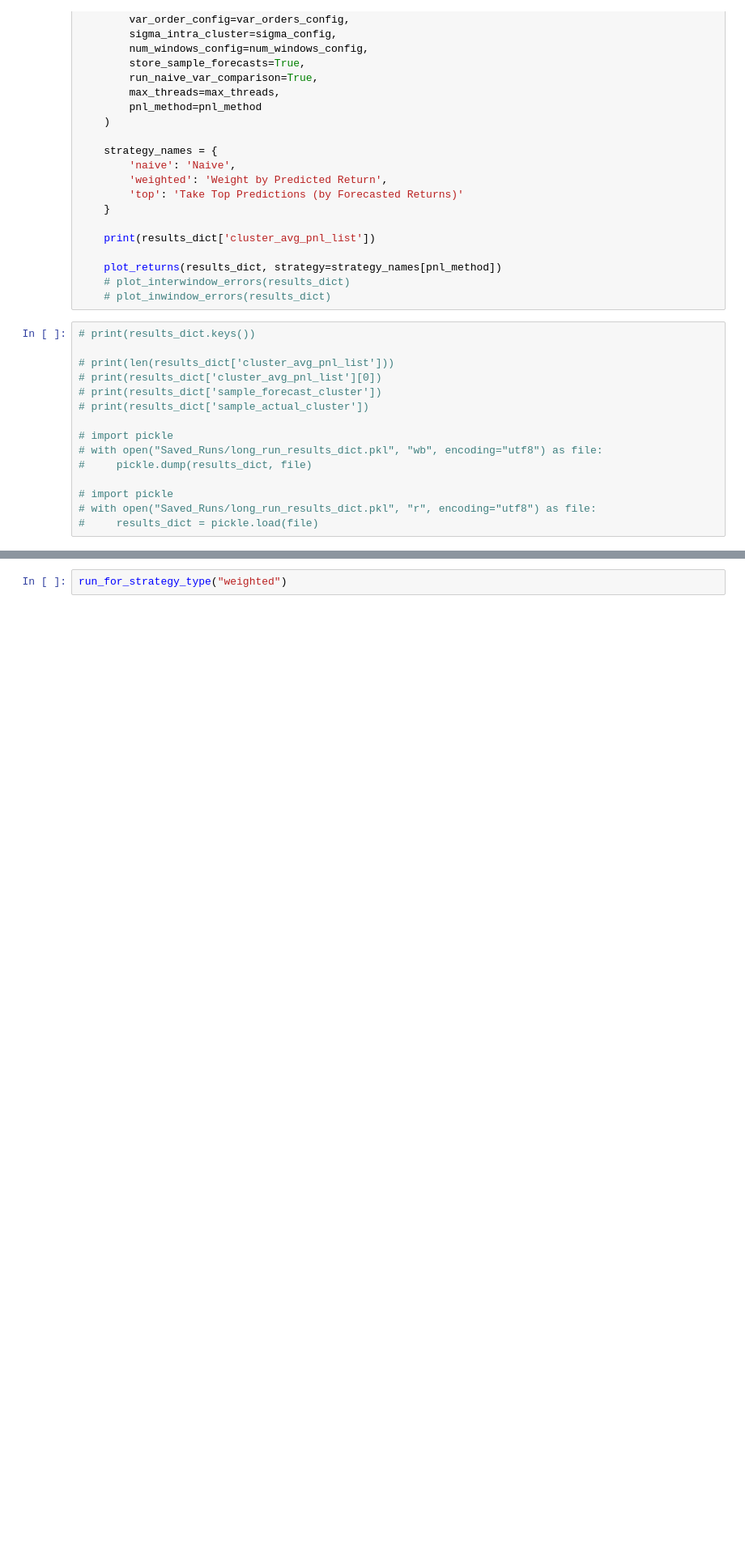
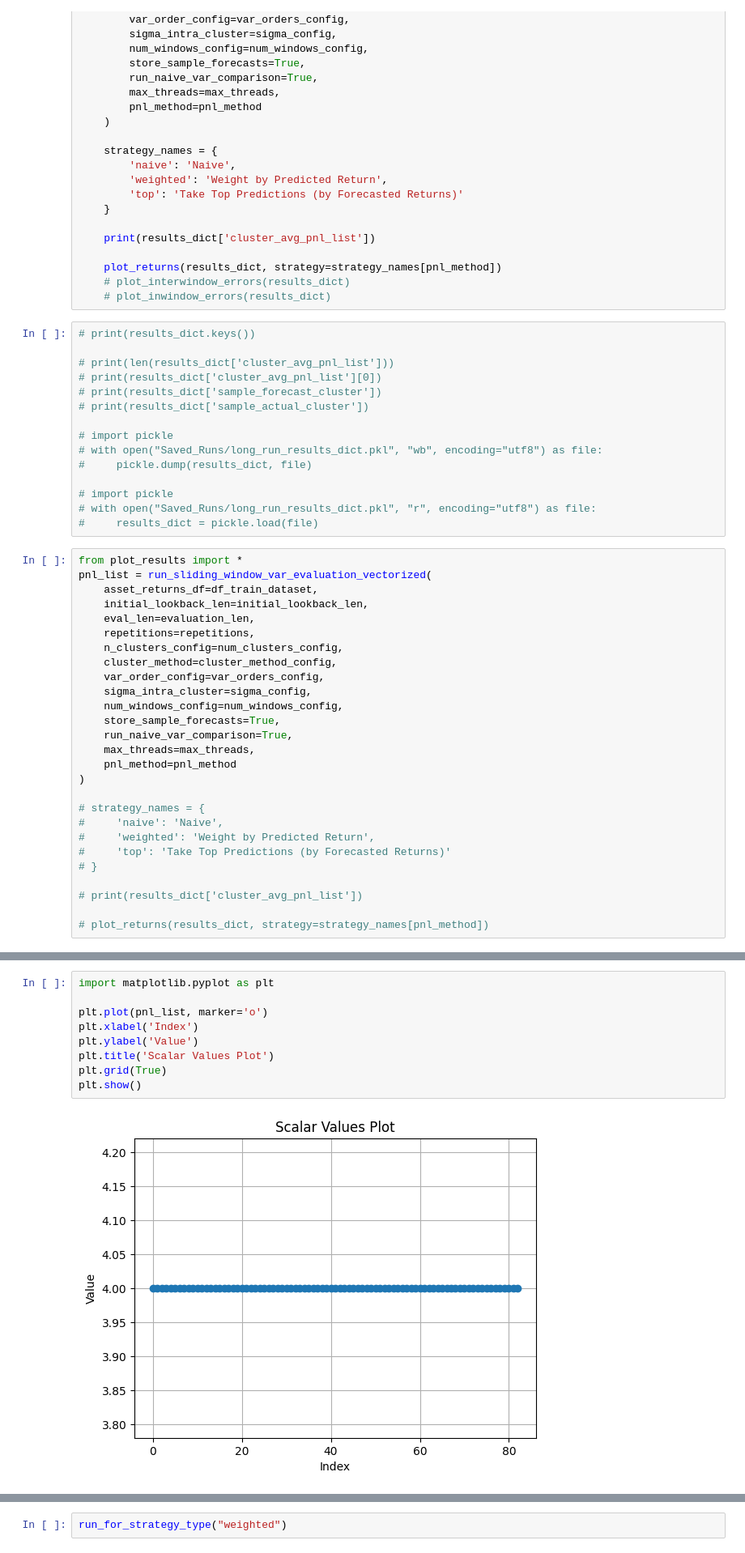
Before and after one commit to HK-Tan/ICAIF_25, a Jupyter notebook: New Code/Script/plot.ipynb, the cells around one changed output, grey strips where cells are left out. Shown at 81% size. Cells and saved outputs as stored; diff of their text form; blank space fills up the shorter version.

```diff
--- a/New Code/Script/plot.ipynb
+++ b/New Code/Script/plot.ipynb
@@ -262,3 +262,30 @@ def run_for_strategy_type(pnl_method):
 # import pickle
 # with open("Saved_Runs/long_run_results_dict.pkl", "r", encoding="utf8") as file:
 #     results_dict = pickle.load(file)
+# %%
+from plot_results import *
+pnl_list = run_sliding_window_var_evaluation_vectorized(
+    asset_returns_df=df_train_dataset,
+    initial_lookback_len=initial_lookback_len,
+    eval_len=evaluation_len,
+    repetitions=repetitions,
+    n_clusters_config=num_clusters_config,
+    cluster_method=cluster_method_config,
+    var_order_config=var_orders_config,
+    sigma_intra_cluster=sigma_config,
+    num_windows_config=num_windows_config,
+    store_sample_forecasts=True,
+    run_naive_var_comparison=True,
+    max_threads=max_threads,
+    pnl_method=pnl_method
+)
+
+# strategy_names = {
+#     'naive': 'Naive',
+#     'weighted': 'Weight by Predicted Return',
+#     'top': 'Take Top Predictions (by Forecasted Returns)'
+# }
+
+# print(results_dict['cluster_avg_pnl_list'])
+
+# plot_returns(results_dict, strategy=strategy_names[pnl_method])
@@ -265,3 +320,14 @@ def run_for_strategy_type(pnl_method):
+# %%
+import matplotlib.pyplot as plt
+
+plt.plot(pnl_list, marker='o')
+plt.xlabel('Index')
+plt.ylabel('Value')
+plt.title('Scalar Values Plot')
+plt.grid(True)
+plt.show()
+# %% [output]
+[figure, added]
 # %%
 run_for_strategy_type("naive")
 # %% [output]
```
Also changed, not shown: parts of 4 cells of this notebook, 1 other file.
